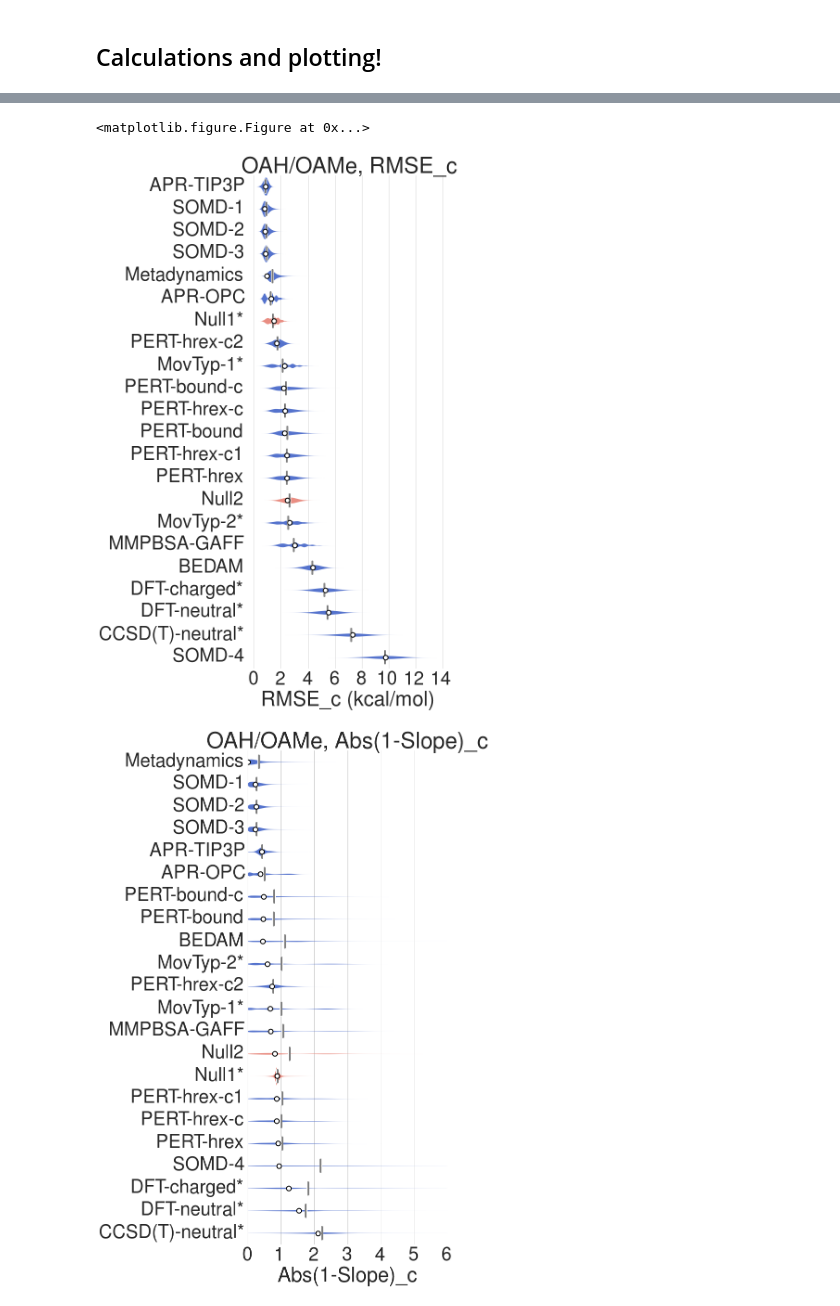
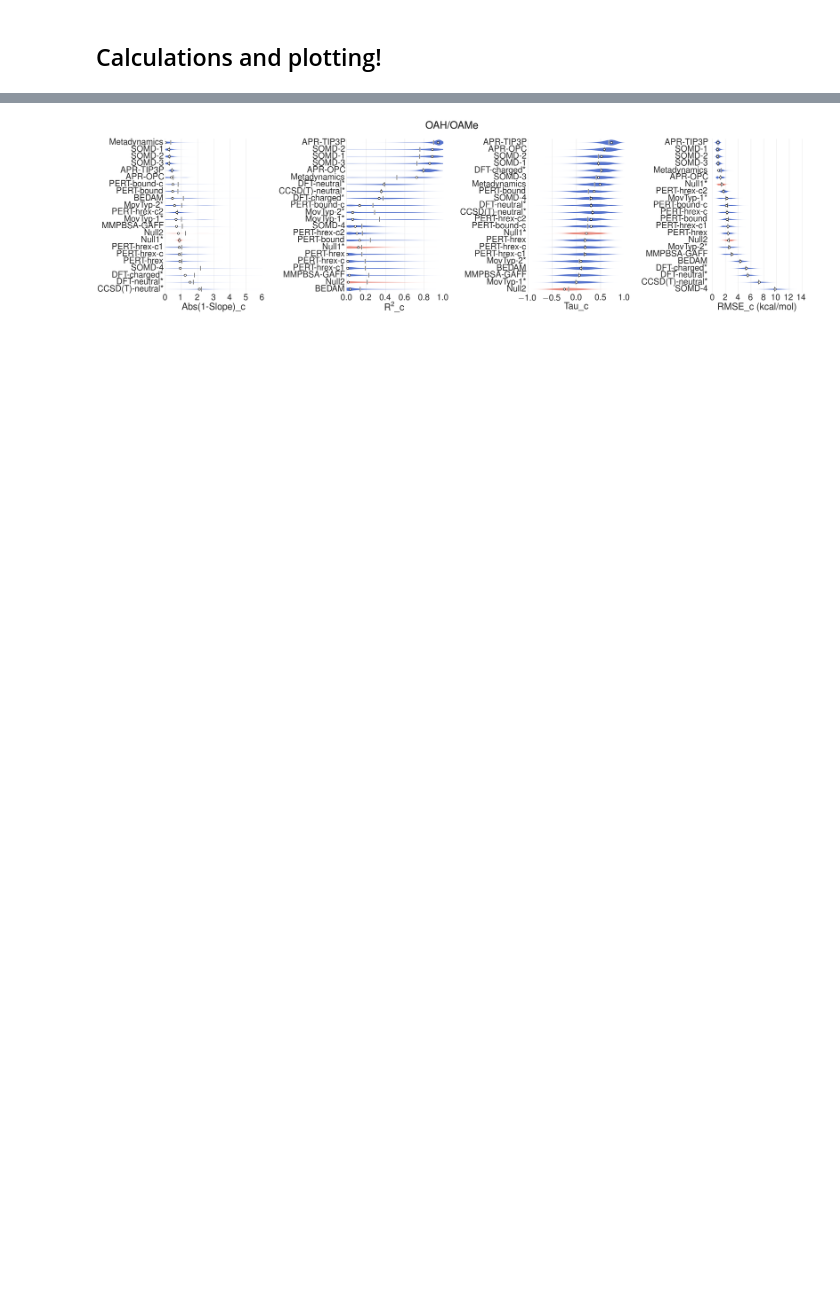
Before and after one commit to GilsonLabUCSD/SAMPL5-bootstrapping-error-analysis, a Jupyter notebook: Error_metrics_notebook-v2.ipynb, the cells around one changed output, grey strips where cells are left out. Cells and saved outputs as stored; diff of their text form; code cells hidden in the pictures; blank space fills up the shorter version.

```diff
--- a/Error_metrics_notebook-v2.ipynb
+++ b/Error_metrics_notebook-v2.ipynb
@@ -930,24 +895,23 @@ Removing element 0 from Order, method Null1*, from Tau calculation.
 # %%
 #SaltDep-RelCor
 os.chdir('/run/media/dslochower/b52b33d4-b9b5-4e58-a87e-d8751720538c/2016-Research/SAMPL5/Boot8/Calc-OA')
 string = 'CorrectOA ka ../Exp/OASaltDep.txt Null1.txt Null2.txt APR-OPC.txt APR-TIP3P.txt BEDAM.txt CCSD(T)-neutral.txt DFT-charged.txt DFT-neutral.txt Metadynamics.txt MMPBSA-GAFF.txt MovTyp-1.txt MovTyp-2.txt PERT-bound-c.txt PERT-bound.txt PERT-hrex-c1.txt PERT-hrex-c2.txt PERT-hrex-c.txt PERT-hrex.txt SOMD-1.txt SOMD-2.txt SOMD-3.txt SOMD-4.txt'
 args = string.split()
 if run_calculation:
     RawMs, AllMBoot, AllMVals, CalcNames, Nc = compute_bootstrap(args)
     results = [RawMs, AllMBoot, AllMVals, CalcNames, Nc]
     pickle.dump(results, open('OAH-OAMe-relative.pickle', 'wb'))
 results = pickle.load( open('OAH-OAMe-relative.pickle', 'rb'))
 RawMs, AllMBoot, AllMVals, CalcNames, Nc = results
-plot_summary_horizontal_narrow(Nc, RawMs, AllMBoot, AllMVals, CalcNames, absolute=False, relative=True, prefix='OAH/OAMe', filename='OAH-OAMe-relative')
+# plot_summary_horizontal_narrow(Nc, RawMs, AllMBoot, AllMVals, CalcNames, absolute=False, relative=True, prefix='OAH/OAMe', filename='OAH-OAMe-relative')
+plot_summary_horizontal_narrow_four_in_one(Nc, RawMs, AllMBoot, AllMVals, CalcNames, absolute=False, relative=True, prefix='OAH/OAMe', filename='OAH-OAMe-relative')
 # %% [output]
 Calculation = 4, best method index = 18, best method name = SOMD-1
 [ 3 18 19 20  8  2  0 15 10 12 16 13 14 17  1 11  9  4  6  7  5 21]
 Calculation = 0, best method index = 8, best method name = Metadynamics
 [ 8 18 19 20  3  2 12 13  4 11 15 10  9  1  0 14 16 17 21  6  7  5]
 Calculation = 3, best method index = 17, best method name = PERT-hrex
 [ 4  1  9 14 16 17  0 13 15 21 10 11 12  6  5  7  8  2 20 18 19  3]
 Calculation = 7, best method index = 1, best method name = Null2
 [ 1 10  9  4 11 14 16 17  0 12 15  5  7 21 13  8 20  6 18 19  2  3]
-<matplotlib.figure.Figure at 0x...>
-[figure, old version]
+[figure, new version]
-[figure, removed]
```
Also changed, not shown: parts of 10 cells of this notebook.
